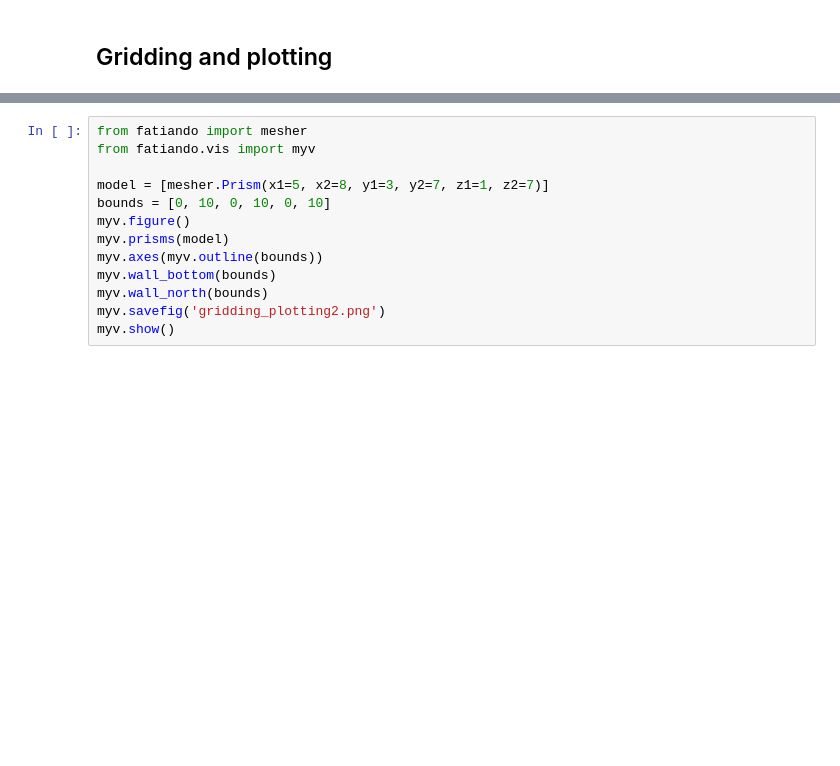
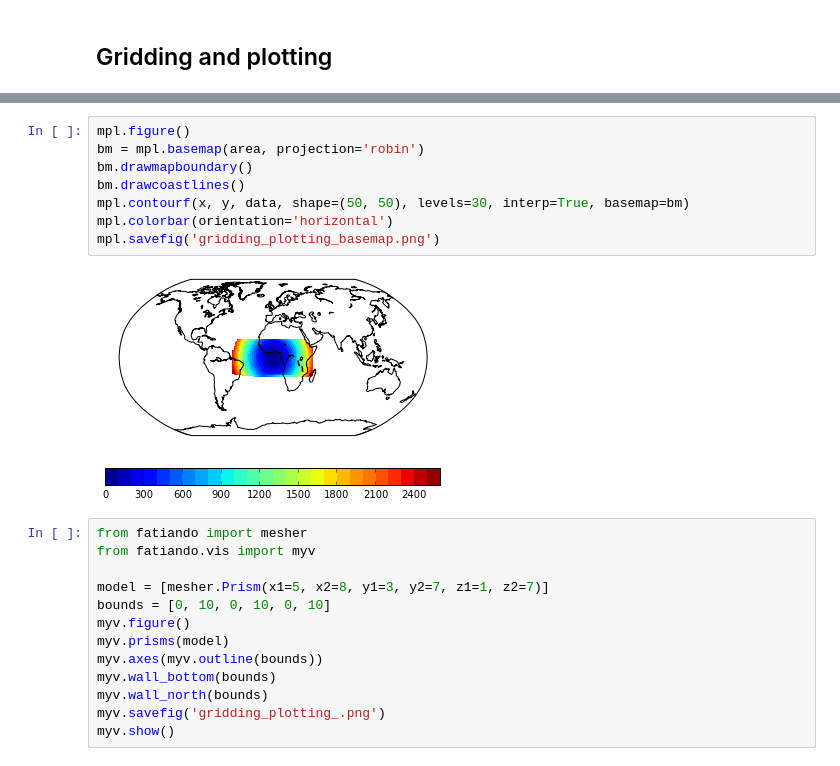
Before and after one commit to scipy-conference/scipy_proceedings, a Jupyter notebook: papers/leonardo_uieda/code_samples.ipynb, the cells around one changed output, grey strips where cells are left out. Cells and saved outputs as stored; diff of their text form; blank space fills up the shorter version.

Commit message:
Added example of using basemap

```diff
--- a/papers/leonardo_uieda/code_samples.ipynb
+++ b/papers/leonardo_uieda/code_samples.ipynb
@@ -27,3 +27,13 @@ mpl.savefig('gridding_plotting1.png')
+# %%
+mpl.figure()
+bm = mpl.basemap(area, projection='robin')
+bm.drawmapboundary()
+bm.drawcoastlines()
+mpl.contourf(x, y, data, shape=(50, 50), levels=30, interp=True, basemap=bm)
+mpl.colorbar(orientation='horizontal')
+mpl.savefig('gridding_plotting_basemap.png')
+# %% [output]
+[figure, added]
 # %%
 from fatiando import mesher
 from fatiando.vis import myv
@@ -35,5 +45,5 @@ myv.prisms(model)
 myv.axes(myv.outline(bounds))
 myv.wall_bottom(bounds)
 myv.wall_north(bounds)
-myv.savefig('gridding_plotting2.png')
+myv.savefig('gridding_plotting_.png')
 myv.show()
```
Also changed, not shown: parts of 1 cell of this notebook, 1 other file.
